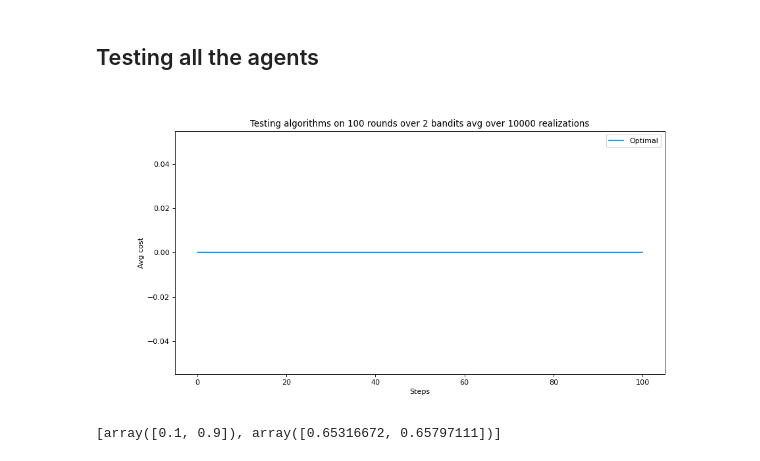
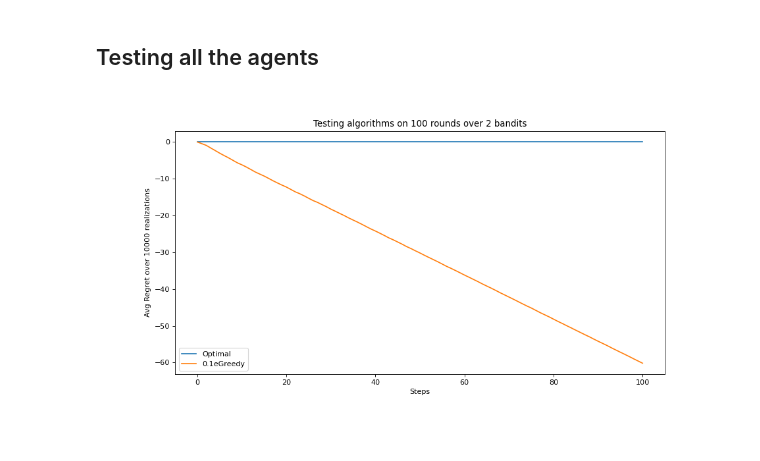
Before and after one commit to Archit997/Multi-armed-Bandits-in-Wireless, a Jupyter notebook: wireless-bandits.ipynb, the cells around one changed output. Saved outputs shown, nothing was run; the diff lists cells and outputs as text; code cells hidden in the pictures.

Commit message:
Negative Regret

```diff
--- a/wireless-bandits.ipynb
+++ b/wireless-bandits.ipynb
@@ -612,66 +612,60 @@ def test_cost(costs,step,agents,env):
     num_expts = state.shape[0]
     num_slots = state.shape[1]
 
-    for i in range(len(agents)):
+    for i,name in enumerate(agents.keys()):
 
-        action_type,action = agents[i].get_action()
+        action_type,action = agents[name].get_action()
         cost = give_Cost(num_expts,num_slots,state,action_type,action)
-        agents[i].update_estimates(cost,state,action_type,action)
-        costs[i][:,step+1] = costs[i][:,step] + cost.flatten()
+        agents[name].update_estimates(cost,state,action_type,action)
+        costs[name][:,step+1] = costs[name][:,step] + cost.flatten()
 
     return costs,agents
 # %%
 num_steps = 100
 num_expts = 10000
 num_slots = 2
 epsilon = 0.1
 
 probabilites = np.array([0.1,0.9])
 
 p_values = np.tile(probabilites,(num_expts,1))
 
 
 env = ArmedBanditsEnv(p_values)
 
-names = ["Optimal",
-         "0.1 epsilonGreedy"
 
-]
+agents = {
+    "Optimal":OptimalAgent(p_values),
+    "0.1eGreedy":EpsilonGreedyAgent(np.zeros((num_expts,num_slots)),0.1)
 
-agents = [
-    OptimalAgent(p_values),
-    EpsilonGreedyAgent(np.zeros((num_expts,num_slots)),0.1)
+}
 
+costs={}
 
-]
-
-costs = [np.zeros((num_expts,num_steps+1))] * len(agents)
+for i,name in enumerate(agents.keys()):
+    costs[name] = np.zeros((num_expts,num_steps+1))
 
 for i in tqdm(range(num_steps)):
     costs,agents = test_cost(costs,i,agents,env)
 
 
 plt.figure(figsize=(12,6), dpi=80, facecolor='w', edgecolor='k')
 
-estimates=[]
-estimates.append(agents[0].estimates.mean(axis=0))
-costs[0] = costs[0].mean(axis=0)
-regret=[]
-for i in range(1,len(agents)):
-    regret.append(costs[i].mean(axis=0) - costs[0])
-    plt.plot(regret[i-1])
-    estimates.append(agents[i].estimates.mean(axis=0))
+estimates={}
+regret={}
+
+for i,name in enumerate(agents.keys()):
+    estimates[name] = (agents[name].estimates).mean(axis=0)
+    regret[name] = (costs[name] - costs["Optimal"]).mean(axis=0)
+
+    plt.plot(regret[name])
 
 
 
-plt.legend(names)
-plt.title(f"Testing algorithms on {num_steps} rounds over {num_slots} bandits avg over {num_expts} realizations")
-plt.ylabel("Avg cost")
+plt.legend(agents.keys())
+plt.title(f"Testing algorithms on {num_steps} rounds over {num_slots} bandits")
+plt.ylabel(f"Avg Regret over {num_expts} realizations")
 plt.xlabel("Steps")
 plt.show()
 # %% [output]
-[figure, old version]
+[figure, new version]
-# %%
-estimates
-# %% [output]
-[array([0.1, 0.9]), array([0.65316672, 0.65797111])]
```
Also changed, not shown: parts of 1 cell of this notebook.
